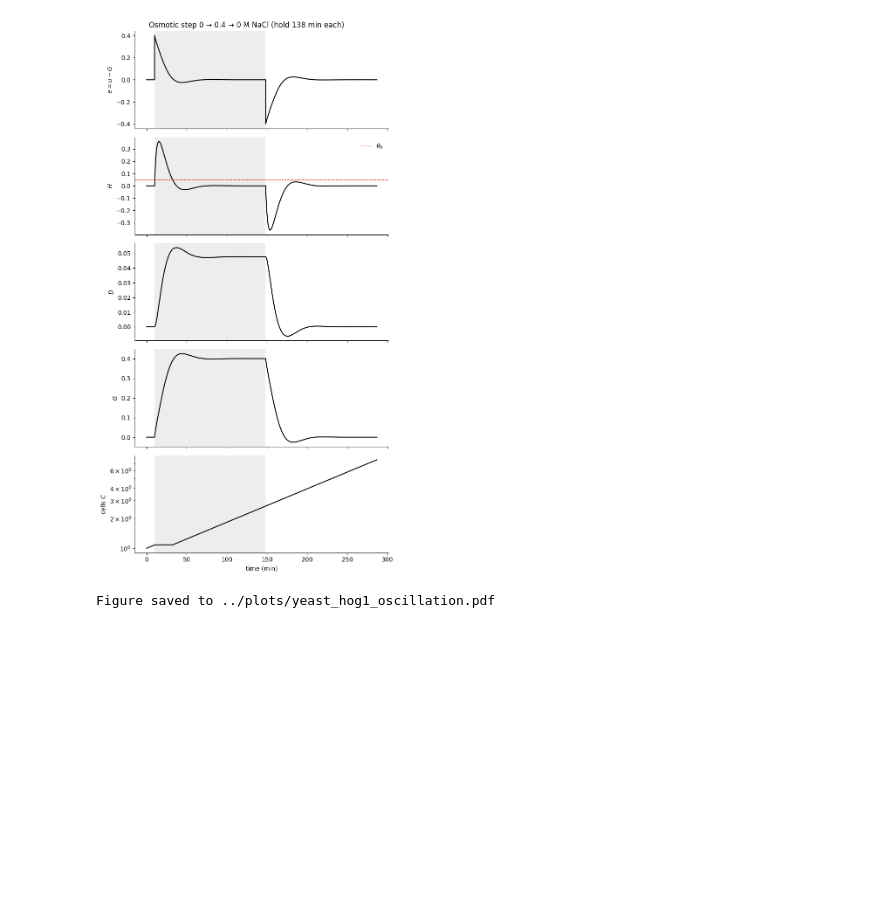
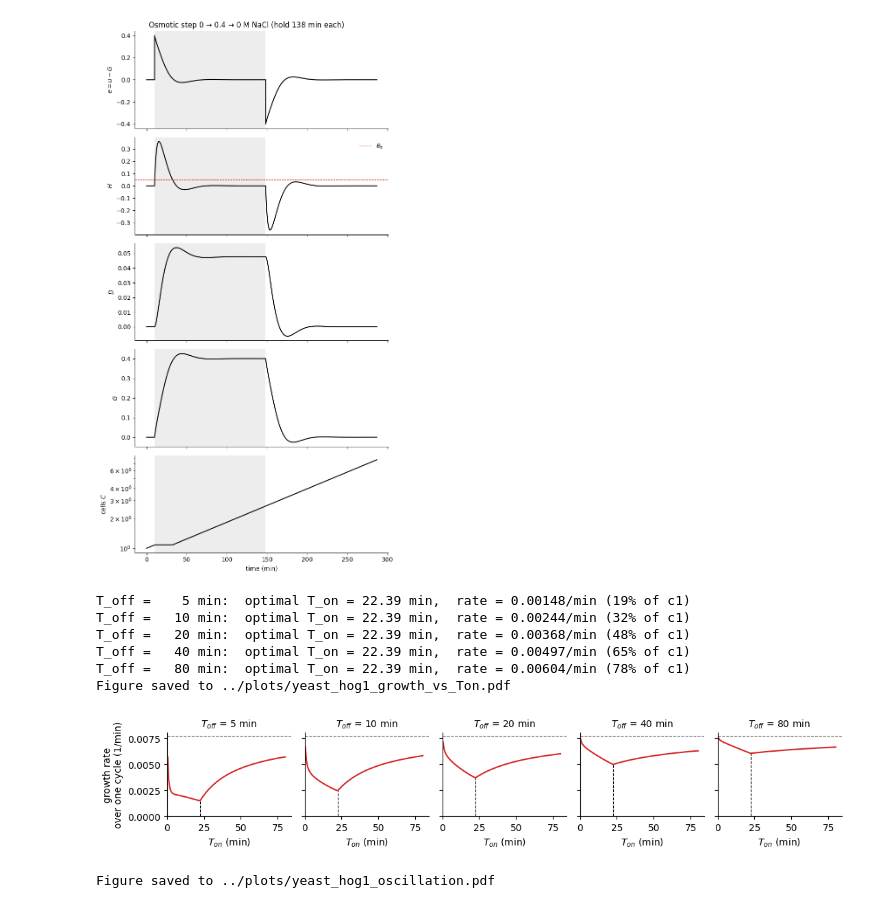
Before and after one commit to Liamir/autodiff-control, a Jupyter notebook: notebooks/yeast_hog1.ipynb, the cells around one changed output. Cells and saved outputs as stored; diff of their text form; code cells hidden in the pictures; blank space fills up the shorter version.

```diff
--- a/notebooks/yeast_hog1.ipynb
+++ b/notebooks/yeast_hog1.ipynb
@@ -161,6 +161,52 @@ fig.tight_layout()
 plt.show()
 # %% [output]
 [figure]
+# %%
+# Average growth rate over one on-off cycle as a function of T_on, one panel per T_off, cf. ABC Fig. 3D.
+# One cycle from rest: u = u1 for T_on, then u = 0 for T_off.
+#   net growth = ln C(end of cycle) = c1 (T_on + T_off) - c1 * (time with s1 > theta_h)
+#   rate       = net growth / (T_on + T_off)        (gray dashed: unstressed rate c1)
+from scipy.optimize import minimize_scalar
+
+T_off_list = [5.0, 10.0, 20.0, 40.0, 80.0]
+Ton_arr = np.linspace(0.5, 80.0, 120)
+
+
+def cycle_rate(Ton, Toff):
+    u_cycle = lambda t: u1 if t < Ton else 0.0
+    r = simulate(u_cycle, (0.0, Ton + Toff), n=400, **p)
+    return np.log(r['C'][-1]) / (Ton + Toff)
+
+
+fig, axes = plt.subplots(1, len(T_off_list), figsize=(2.2 * len(T_off_list), 2.2), sharey=True)
+for ax, T_off_fix in zip(axes, T_off_list):
+    rate_arr = np.array([cycle_rate(Ton, T_off_fix) for Ton in Ton_arr])
+    ax.axhline(p_growth['c1'], color='gray', ls='--', lw=0.8)
+    ax.plot(Ton_arr, rate_arr, color='C3', lw=1.5)
+    ax.set_xlim(left=0)
+    ax.set_ylim(bottom=0)
+    ax.set_xlabel('$T_{on}$ (min)')
+    ax.set_title(f'$T_{{off}}$ = {T_off_fix:g} min', fontsize=10)
+
+    # optimal T_on = slowest growth (refined around the grid minimum)
+    k = rate_arr.argmin()
+    lo, hi = Ton_arr[max(k - 1, 0)], Ton_arr[min(k + 1, len(Ton_arr) - 1)]
+    opt = minimize_scalar(lambda Ton: cycle_rate(Ton, T_off_fix), bounds=(lo, hi), method='bounded')
+    ax.vlines(opt.x, 0, opt.fun, color='k', ls='--', lw=0.8)
+    print(f'T_off = {T_off_fix:4g} min:  optimal T_on = {opt.x:5.2f} min,  '
+          f'rate = {opt.fun:.5f}/min ({opt.fun / p_growth["c1"]:.0%} of c1)')
+axes[0].set_ylabel('growth rate\nover one cycle (1/min)')
+fig.tight_layout()
+save_fig(fig, 'yeast_hog1_growth_vs_Ton.pdf')
+plt.show()
+# %% [output]
+T_off =    5 min:  optimal T_on = 22.39 min,  rate = 0.00148/min (19% of c1)
+T_off =   10 min:  optimal T_on = 22.39 min,  rate = 0.00244/min (32% of c1)
+T_off =   20 min:  optimal T_on = 22.39 min,  rate = 0.00368/min (48% of c1)
+T_off =   40 min:  optimal T_on = 22.39 min,  rate = 0.00497/min (65% of c1)
+T_off =   80 min:  optimal T_on = 22.39 min,  rate = 0.00604/min (78% of c1)
+Figure saved to ../plots/yeast_hog1_growth_vs_Ton.pdf
+[figure, added]
 # %%
 # Oscillating input: square wave, u1 for T_on, then 0 for T_off, starting at t_start
 T_on, T_off = 10.0, 20.0
```
Also changed, not shown: 8 other files.
